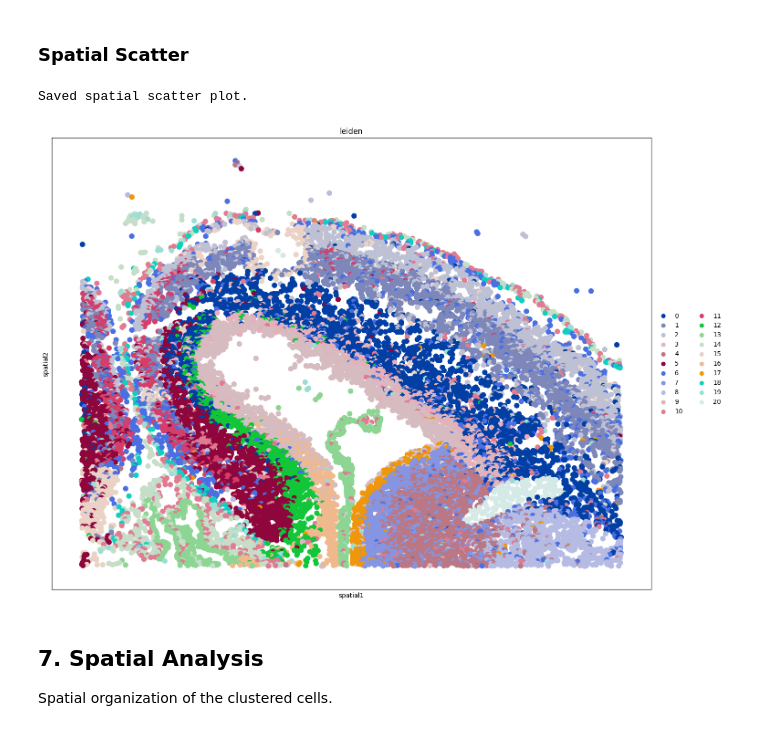
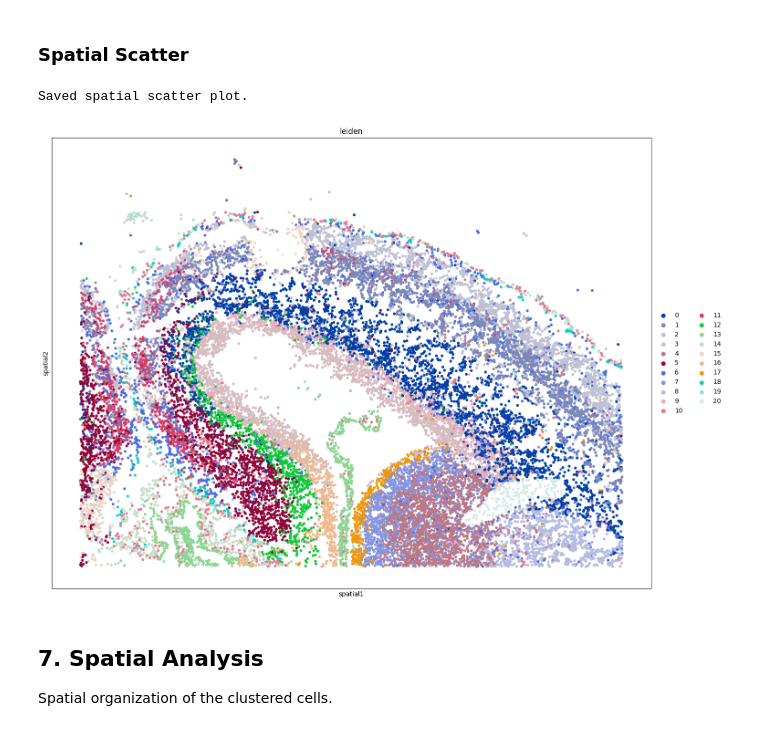
Before and after one commit to michal7kw/SRF_Spatial_segmentation, a Jupyter notebook: GENE_SETS_ANALYSIS/ROIs/squidpy_analysis.ipynb, the cells around one changed output. Saved outputs shown, nothing was run; the diff lists cells and outputs as text; code cells hidden in the pictures.

```diff
--- a/GENE_SETS_ANALYSIS/ROIs/squidpy_analysis.ipynb
+++ b/GENE_SETS_ANALYSIS/ROIs/squidpy_analysis.ipynb
@@ -137,23 +137,23 @@ Saved UMAP plot.
 # %%
 sq.pl.spatial_scatter(
     adata,
     library_id=library_id,
     color="leiden",
     img=False,
     figsize=(15, 15),
-    size=10,
+    size=5,
     save="spatial_leiden.png"
 )
 # Move the file to the results directory
 if os.path.exists("figures/spatial_leiden.png"):
     Path("figures/spatial_leiden.png").rename(f"{results_dir}/spatial_leiden.png")
     shutil.rmtree("figures")
     print("Saved spatial scatter plot.")
 else:
     print("Could not save spatial scatter plot.")
 # %% [output]
 Saved spatial scatter plot.
-[figure, old version]
+[figure, new version]
 # %% [markdown]
 ## 7. Spatial Analysis
 Spatial organization of the clustered cells.
```
Also changed, not shown: 45 other files.
